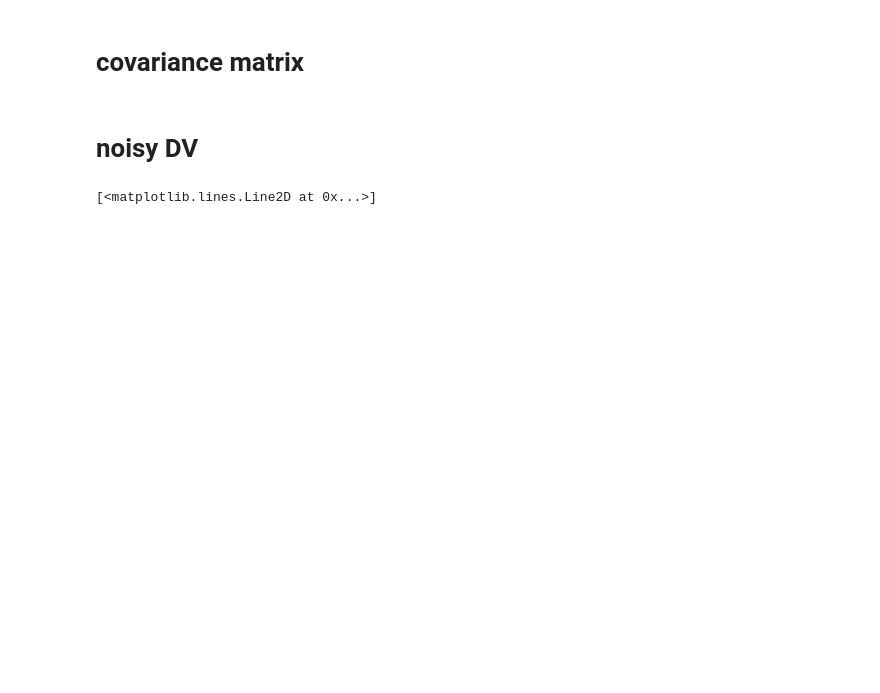
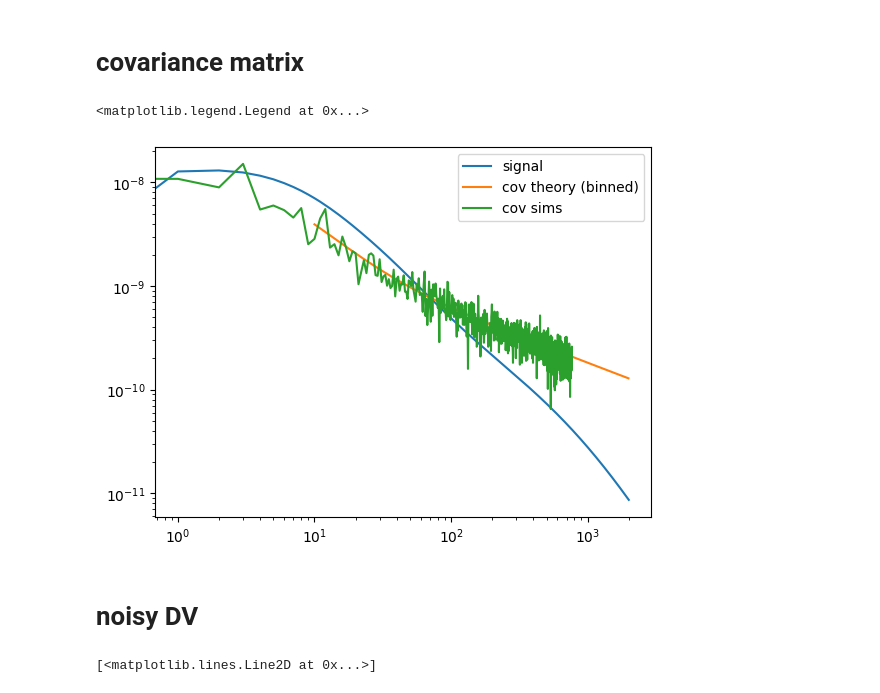
Before and after one commit to mgatti29/convergence_tests_SBI, a Jupyter notebook: Notebooks/Generate_noisy_DV_from_theory.ipynb, the cells around one changed output. Saved outputs shown, nothing was run; the diff lists cells and outputs as text; code cells hidden in the pictures; blank space fills up the shorter version.

```diff
--- a/Notebooks/Generate_noisy_DV_from_theory.ipynb
+++ b/Notebooks/Generate_noisy_DV_from_theory.ipynb
@@ -153,10 +179,9 @@ def kd(i, j):
 
 # desy3 numbers
 sigma_eff = 0.26
-n_eff_per_bin = 5.12/4.
-f_sky = 0.12
-
-c = sigma_eff**2/(n_eff_per_bin *3600 * 3282.0)
+n_eff_per_bin = 1.
+f_sky = 1 #0.12
+c = sigma_eff**2/(n_eff_per_bin /arcmin2_to_sterad)
 
 cov = np.zeros((len(cl_DV),len(cl_DV)))
 for index1 in range(len(cl_DV)):
@@ -167,7 +192,18 @@ for index1 in range(len(cl_DV)):
             k = t1[index2]
             l = t2[index2]
             l_ = ll[index2]
-            cov[index1,index2] = (1./(f_sky*(2*l_+1)))* ((Theory.clgg[i,j][l_] + kd(i,j)*c)*(Theory.clgg[j,l][l_] + kd(j,l)*c)+(Theory.clgg[i,l][l_] + kd(i,l)*c)*(Theory.clgg[j,k][l_] + kd(j,k)*c))
+            cov[index1,index2] = (1./(f_sky*(2.*l_+1)))* ((Theory.clgg[i,j][l_] + kd(i,j)*c)*(Theory.clgg[j,l][l_] + kd(j,l)*c)+(Theory.clgg[i,l][l_] + kd(i,l)*c)*(Theory.clgg[j,k][l_] + kd(j,k)*c))
+# %%
+plt.plot(Theory.clgg[0,0],label = 'signal')
+#plt.plot(np.sqrt(2*Theory.clgg[0,0]**2/(2*np.arange(len(Theory.clgg[0,0]))+1)),label = 'cov theory')
+plt.plot(l_ref,np.sqrt(cov.diagonal())[:20],label = 'cov theory (binned)')
+plt.plot(np.sqrt(cov_s.diagonal()),label = 'cov sims')
+plt.xscale('log')
+plt.yscale('log')
+plt.legend()
+# %% [output]
+<matplotlib.legend.Legend at 0x...>
+[figure, added]
 # %% [markdown]
 # noisy DV
 # %%
```
Also changed, not shown: parts of 9 cells of this notebook, 2 other files.
